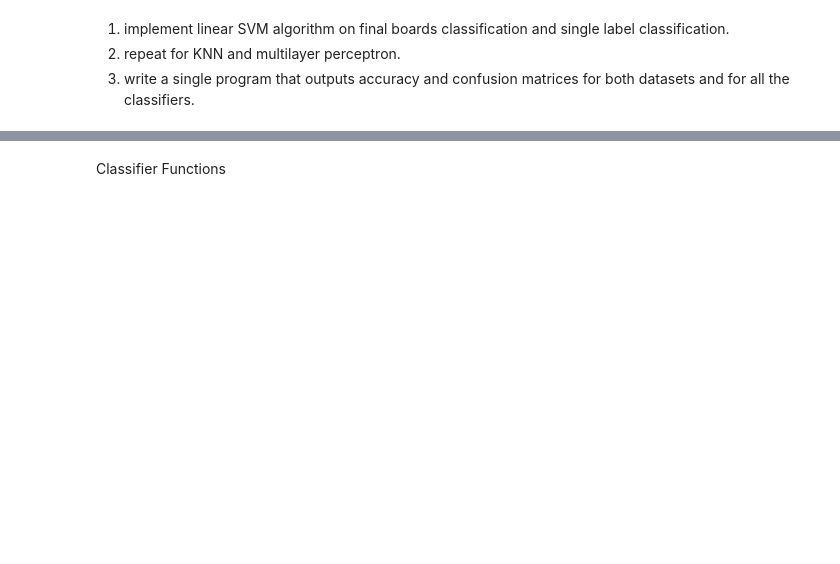
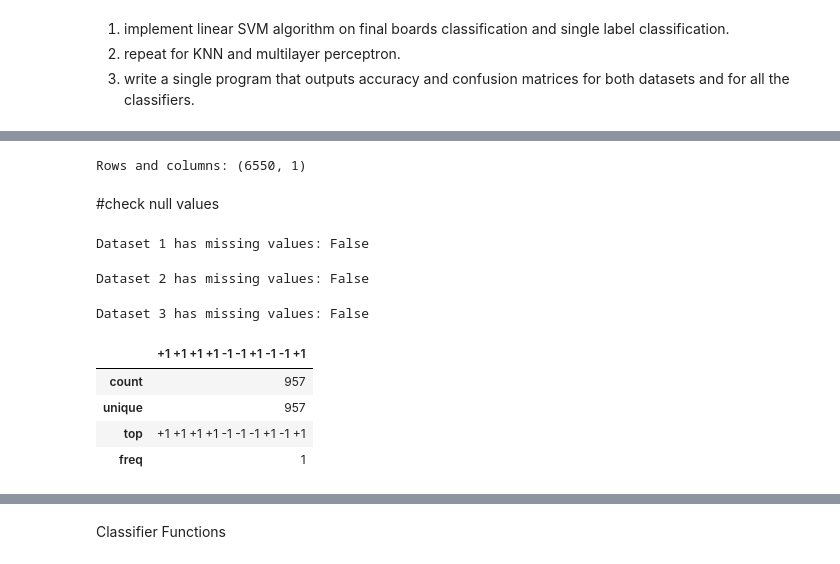
Before and after one commit to abdulhakim233/Tic-Tac-Toe, a Jupyter notebook: train.ipynb, the cells around one changed output, grey strips where cells are left out. Drawn from its saved outputs; the diff is of its cells as text; code cells hidden in the pictures; blank space fills up the shorter version.

```diff
--- a/train.ipynb
+++ b/train.ipynb
@@ -11,3 +12,5 @@ import sklearn
 final_txt_path = "./datasets/tictac_final.txt"
 multi_txt_path = "./datasets/tictac_multi.txt"
 single_txt_path = "./datasets/tictac_single.txt"
+# %%
+df1 = pd.read_csv("./datasets/tictac_final.txt")
@@ -13,0 +29,26 @@ single_txt_path = "./datasets/tictac_single.txt"
+# %%
+print("Rows and columns:" , df3.shape)
+# %% [output]
+Rows and columns: (6550, 1)
+# %% [markdown]
+#check null values
+# %%
+print("Dataset 1 has missing values:", df1.isnull().values.any())
+# %% [output]
+Dataset 1 has missing values: False
+# %%
+print("Dataset 2 has missing values:", df2.isnull().values.any())
+# %% [output]
+Dataset 2 has missing values: False
+# %%
+print("Dataset 3 has missing values:", df3.isnull().values.any())
+# %% [output]
+Dataset 3 has missing values: False
+# %%
+df1.describe(include='object')
+# %% [output]
+|  | +1 +1 +1 +1 -1 -1 +1 -1 -1 +1 |
+| count | 957 |
+| unique | 957 |
+| top | +1 +1 +1 +1 -1 -1 -1 +1 -1 +1 |
+| freq | 1 |
```
Also changed, not shown: parts of 26 cells of this notebook, 9 other files.
